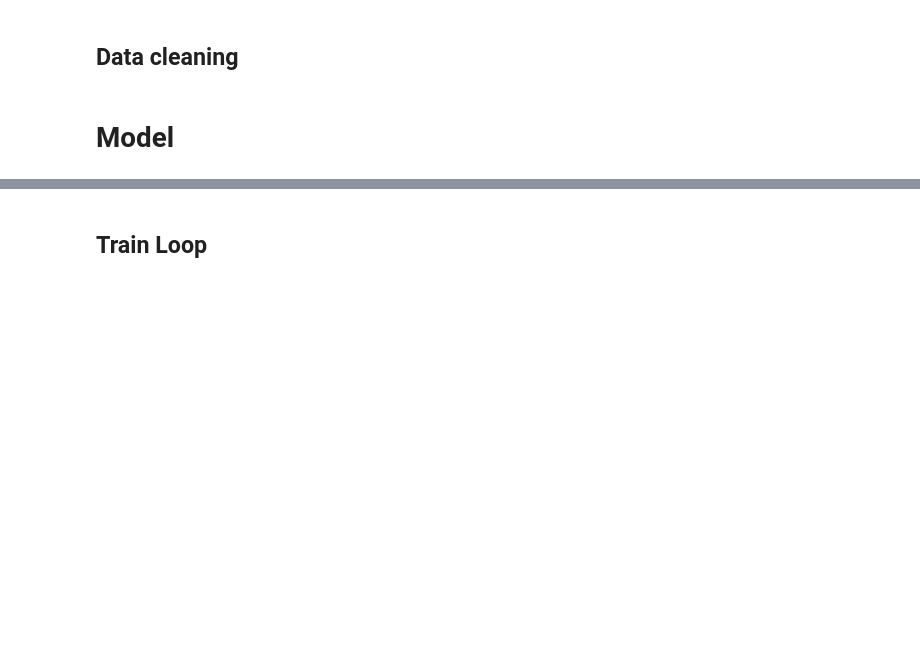
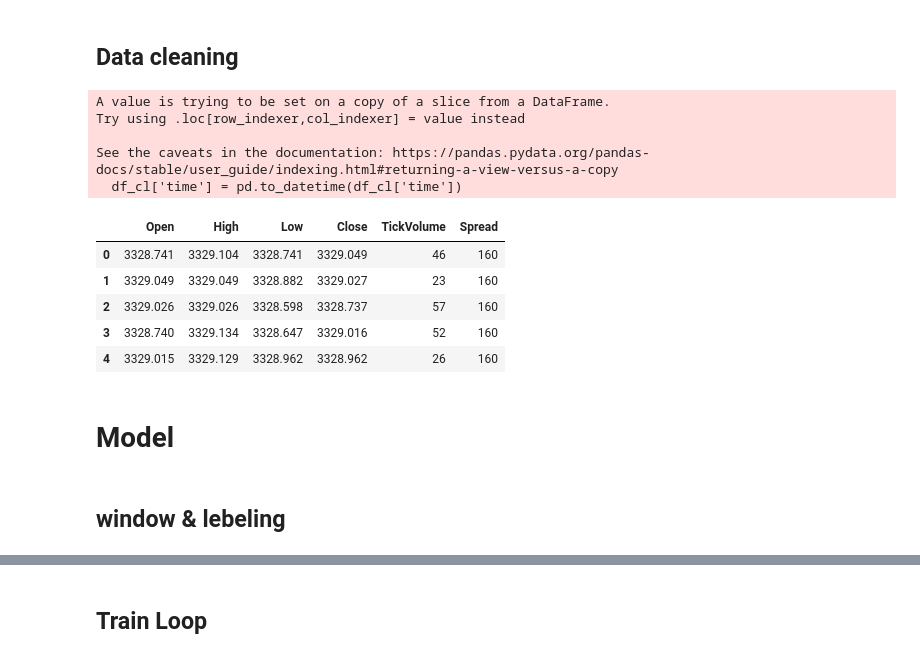
Before and after one commit to Faiisu/Gold_price_predict_LSTM, a Jupyter notebook: Gold_LSTM.ipynb, the cells around one changed output, grey strips where cells are left out. Saved outputs shown, nothing was run; the diff lists cells and outputs as text; code cells hidden in the pictures; blank space fills up the shorter version.

```diff
--- a/Gold_LSTM.ipynb
+++ b/Gold_LSTM.ipynb
@@ -3,5 +3,7 @@
 # %% [markdown]
 ## GET data from my github
 # %%
-!wget https://raw.githubusercontent.com/faiisu/DL_LSTM_XAUUSD_predict/main/data/M1_Y3.csv
-!unzip main.zip
+import pandas as pd
+
+url = "https://raw.githubusercontent.com/faiisu/DL_LSTM_XAUUSD_predict/main/data/M1_Y3.csv"
+df = pd.read_csv(url)
@@ -25,4 +11,0 @@ import pandas as pd
-# %%
-df = pd.read_csv("M1_Y3.csv")
-
-df.head()
@@ -37,10 +22,28 @@ df.head()
 ## Data cleaning
 # %%
 #drop real_volumn columns (all 0)
-df = df[df.columns[df.columns != "real_volume"]]
+df_cl = df[df.columns[df.columns != "real_volume"]]
+
+#time column to datetime
+df_cl['time'] = pd.to_datetime(df_cl['time'])
+df_cl = df_cl.sort_values('time')
+df_cl = df_cl[df_cl.columns[df_cl.columns != "time"]]
 
 # drop na
-df = df.dropna()
+df_cl = df_cl.dropna()
+df_cl.head()
+# %% [output]
+A value is trying to be set on a copy of a slice from a DataFrame.
+Try using .loc[row_indexer,col_indexer] = value instead
+
+See the caveats in the documentation: https://pandas.pydata.org/pandas-docs/stable/user_guide/indexing.html#returning-a-view-versus-a-copy
+  df_cl['time'] = pd.to_datetime(df_cl['time'])
+|  | Open | High | Low | Close | TickVolume | Spread |
+| 0 | 3328.741 | 3329.104 | 3328.741 | 3329.049 | 46 | 160 |
+| 1 | 3329.049 | 3329.049 | 3328.882 | 3329.027 | 23 | 160 |
+| 2 | 3329.026 | 3329.026 | 3328.598 | 3328.737 | 57 | 160 |
+| 3 | 3328.740 | 3329.134 | 3328.647 | 3329.016 | 52 | 160 |
+| 4 | 3329.015 | 3329.129 | 3328.962 | 3328.962 | 26 | 160 |
 # %% [markdown]
 # Model
 # %%
@@ -82,0 +63,2 @@ class FullyConnectedModel(nn.Module):
+# %% [markdown]
+## window & lebeling
```
Also changed, not shown: parts of 16 cells of this notebook, 4 other files.
